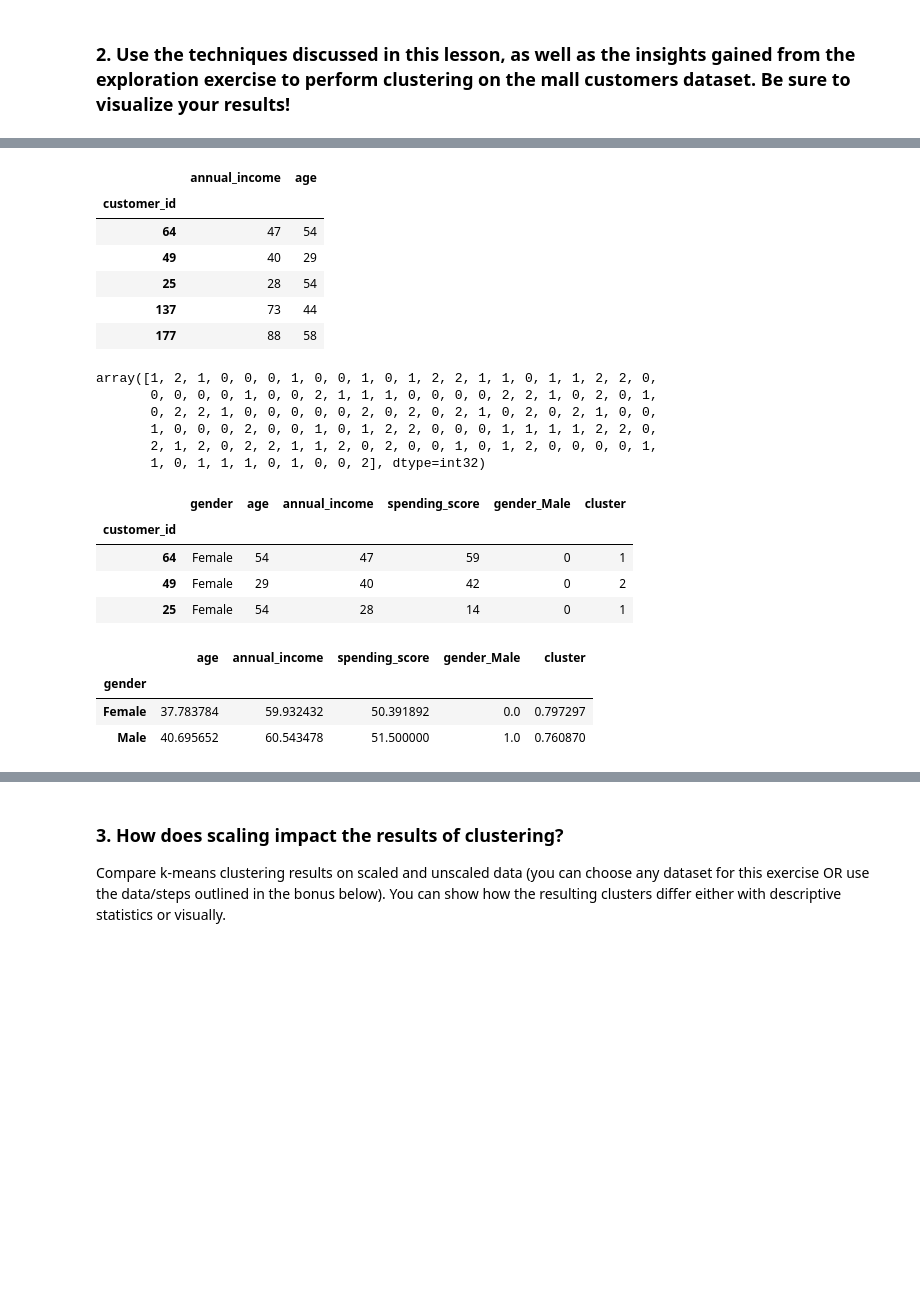
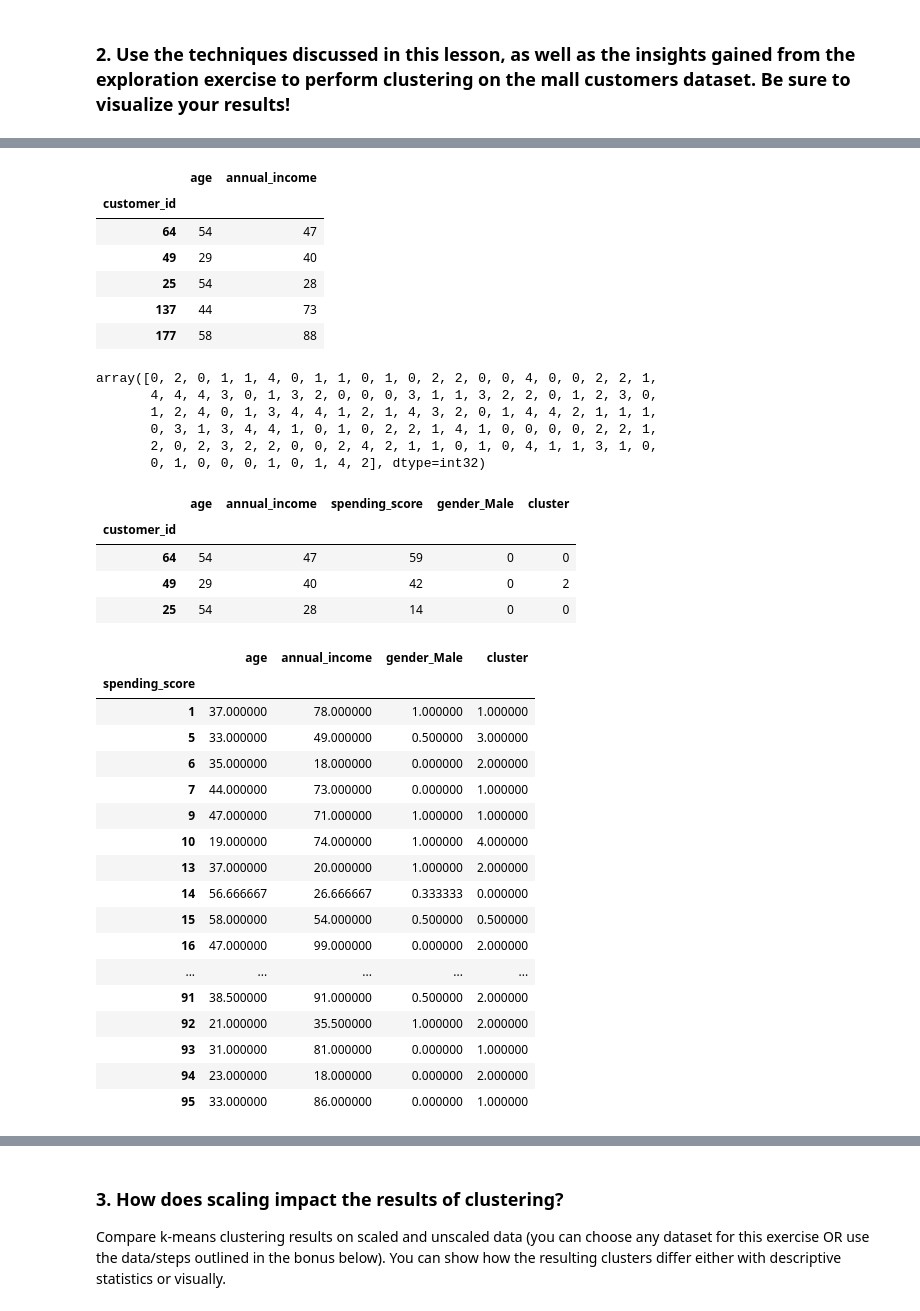
Before and after one commit to rosendo-lugo/clustering-exercises, a Jupyter notebook: modeling.ipynb, the cells around one changed output, grey strips where cells are left out. Cells and saved outputs as stored; diff of their text form; code cells hidden in the pictures; blank space fills up the shorter version.

```diff
--- a/modeling.ipynb
+++ b/modeling.ipynb
@@ -370,6 +364,6 @@ mall_df
 dummy_tips = pd.get_dummies(mall_df[['gender']], dummy_na=False, drop_first=[True, True])
 mall_df = pd.concat([mall_df, dummy_tips], axis=1)
 
-# # after getting the dummies drop the county column
-# mall_df = mall_df.drop(columns =['gender'])
+# after getting the dummies drop the county column
+mall_df = mall_df.drop(columns =['gender'])
 # %%
@@ -394,18 +390,18 @@ tr_m, val_m, ts_m = wo.get_split(mall_df)
 # %%
 # define independent variables for k-means
-mall_df_X = tr_m[['annual_income','age']]
+mall_df_X = tr_m[['age','annual_income']]
 mall_df_X.head()
 # %% [output]
-|  | annual_income | age |
+|  | age | annual_income |
 | customer_id |  |  |
-| 64 | 47 | 54 |
-| 49 | 40 | 29 |
-| 25 | 28 | 54 |
-| 137 | 73 | 44 |
-| 177 | 88 | 58 |
+| 64 | 54 | 47 |
+| 49 | 29 | 40 |
+| 25 | 54 | 28 |
+| 137 | 44 | 73 |
+| 177 | 58 | 88 |
 # %%
 # MAKE the thing
-kmeans = KMeans(n_clusters=3)
+kmeans = KMeans(n_clusters=5)
 
 # FIT the thing
 kmeans.fit(mall_df_X)
@@ -413,30 +409,44 @@ kmeans.fit(mall_df_X)
 # USE (predict using) the thing
 kmeans.predict(mall_df_X)
 # %% [output]
-array([1, 2, 1, 0, 0, 0, 1, 0, 0, 1, 0, 1, 2, 2, 1, 1, 0, 1, 1, 2, 2, 0,
-       0, 0, 0, 0, 1, 0, 0, 2, 1, 1, 1, 0, 0, 0, 0, 2, 2, 1, 0, 2, 0, 1,
-       0, 2, 2, 1, 0, 0, 0, 0, 0, 2, 0, 2, 0, 2, 1, 0, 2, 0, 2, 1, 0, 0,
-       1, 0, 0, 0, 2, 0, 0, 1, 0, 1, 2, 2, 0, 0, 0, 1, 1, 1, 1, 2, 2, 0,
-       2, 1, 2, 0, 2, 2, 1, 1, 2, 0, 2, 0, 0, 1, 0, 1, 2, 0, 0, 0, 0, 1,
-       1, 0, 1, 1, 1, 0, 1, 0, 0, 2], dtype=int32)
+array([0, 2, 0, 1, 1, 4, 0, 1, 1, 0, 1, 0, 2, 2, 0, 0, 4, 0, 0, 2, 2, 1,
+       4, 4, 4, 3, 0, 1, 3, 2, 0, 0, 0, 3, 1, 1, 3, 2, 2, 0, 1, 2, 3, 0,
+       1, 2, 4, 0, 1, 3, 4, 4, 1, 2, 1, 4, 3, 2, 0, 1, 4, 4, 2, 1, 1, 1,
+       0, 3, 1, 3, 4, 4, 1, 0, 1, 0, 2, 2, 1, 4, 1, 0, 0, 0, 0, 2, 2, 1,
+       2, 0, 2, 3, 2, 2, 0, 0, 2, 4, 2, 1, 1, 0, 1, 0, 4, 1, 1, 3, 1, 0,
+       0, 1, 0, 0, 0, 1, 0, 1, 4, 2], dtype=int32)
 # %%
 # make a new column names cluster in iris and X dataframe
 
 tr_m['cluster'] = kmeans.predict(mall_df_X)
 
-mall_df_X['cluster'] = kmeans.predict(mall_df_X)
+# mall_df_X['cluster'] = kmeans.predict(mall_df_X)
 
 tr_m.head(3)
 # %% [output]
-|  | gender | age | annual_income | spending_score | gender_Male | cluster |
-| customer_id |  |  |  |  |  |  |
-| 64 | Female | 54 | 47 | 59 | 0 | 1 |
-| 49 | Female | 29 | 40 | 42 | 0 | 2 |
-| 25 | Female | 54 | 28 | 14 | 0 | 1 |
+|  | age | annual_income | spending_score | gender_Male | cluster |
+| customer_id |  |  |  |  |  |
+| 64 | 54 | 47 | 59 | 0 | 0 |
+| 49 | 29 | 40 | 42 | 0 | 2 |
+| 25 | 54 | 28 | 14 | 0 | 0 |
 # %%
-tr_m.groupby('gender').mean()
+tr_m.groupby('spending_score').mean()
 # %% [output]
-|  | age | annual_income | spending_score | gender_Male | cluster |
-| gender |  |  |  |  |  |
-| Female | 37.783784 | 59.932432 | 50.391892 | 0.0 | 0.797297 |
-| Male | 40.695652 | 60.543478 | 51.500000 | 1.0 | 0.760870 |
+|  | age | annual_income | gender_Male | cluster |
+| spending_score |  |  |  |  |
+| 1 | 37.000000 | 78.000000 | 1.000000 | 1.000000 |
+| 5 | 33.000000 | 49.000000 | 0.500000 | 3.000000 |
+| 6 | 35.000000 | 18.000000 | 0.000000 | 2.000000 |
+| 7 | 44.000000 | 73.000000 | 0.000000 | 1.000000 |
+| 9 | 47.000000 | 71.000000 | 1.000000 | 1.000000 |
+| 10 | 19.000000 | 74.000000 | 1.000000 | 4.000000 |
+| 13 | 37.000000 | 20.000000 | 1.000000 | 2.000000 |
+| 14 | 56.666667 | 26.666667 | 0.333333 | 0.000000 |
+| 15 | 58.000000 | 54.000000 | 0.500000 | 0.500000 |
+| 16 | 47.000000 | 99.000000 | 0.000000 | 2.000000 |
+| ... | ... | ... | ... | ... |
+| 91 | 38.500000 | 91.000000 | 0.500000 | 2.000000 |
+| 92 | 21.000000 | 35.500000 | 1.000000 | 2.000000 |
+| 93 | 31.000000 | 81.000000 | 0.000000 | 1.000000 |
+| 94 | 23.000000 | 18.000000 | 0.000000 | 2.000000 |
+| 95 | 33.000000 | 86.000000 | 0.000000 | 1.000000 |
```
Also changed, not shown: parts of 35 cells of this notebook.
